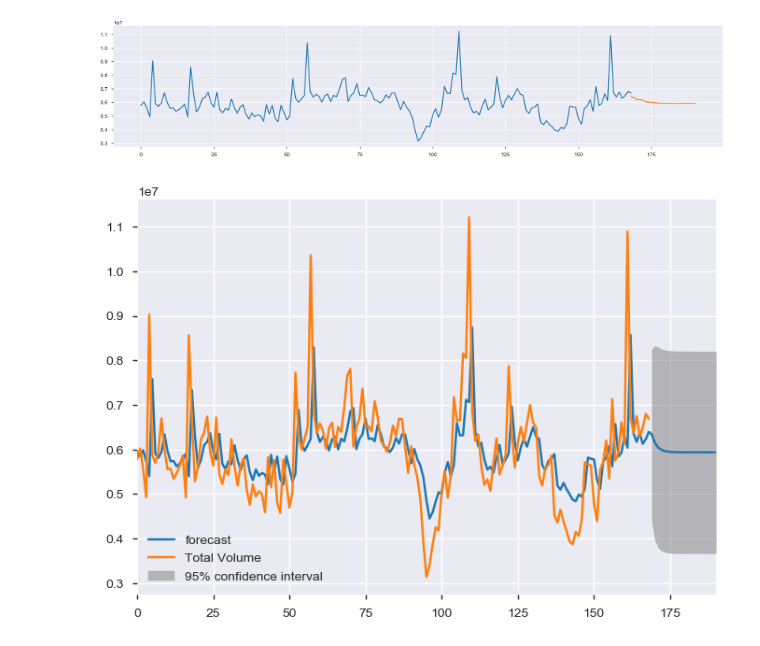
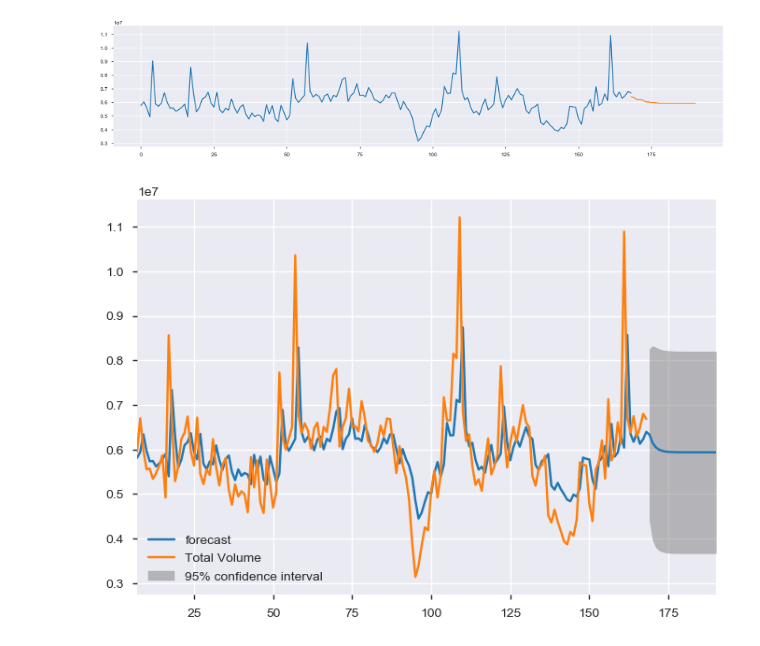
Before and after one commit to tsato-code/DataAnalysisProjects, a Jupyter notebook: notebook/Template_avocado.ipynb, the cells around one changed output. Saved outputs shown, nothing was run; the diff lists cells and outputs as text; code cells hidden in the pictures.

```diff
--- a/notebook/Template_avocado.ipynb
+++ b/notebook/Template_avocado.ipynb
@@ -170,12 +170,13 @@ plt.show()
 # %%
 # もしくは ARMA の移動平均の次数を0に設定
 from statsmodels.tsa.arima_model import ARMA
 arma = ARMA(df_cal_conv["Total Volume"], order=(1,0))
 res = arma.fit()
-res.plot_predict(0, 190)
+#plt.figure(figsize=(20, 4))
+res.plot_predict(7, 190, dynamic=False, plot_insample=True)
 plt.show()
 # %% [output]
-[figure, old version]
+[figure, new version]
 # %%
 end()
 # %% [output]
```
Also changed, not shown: parts of 2 cells of this notebook.
